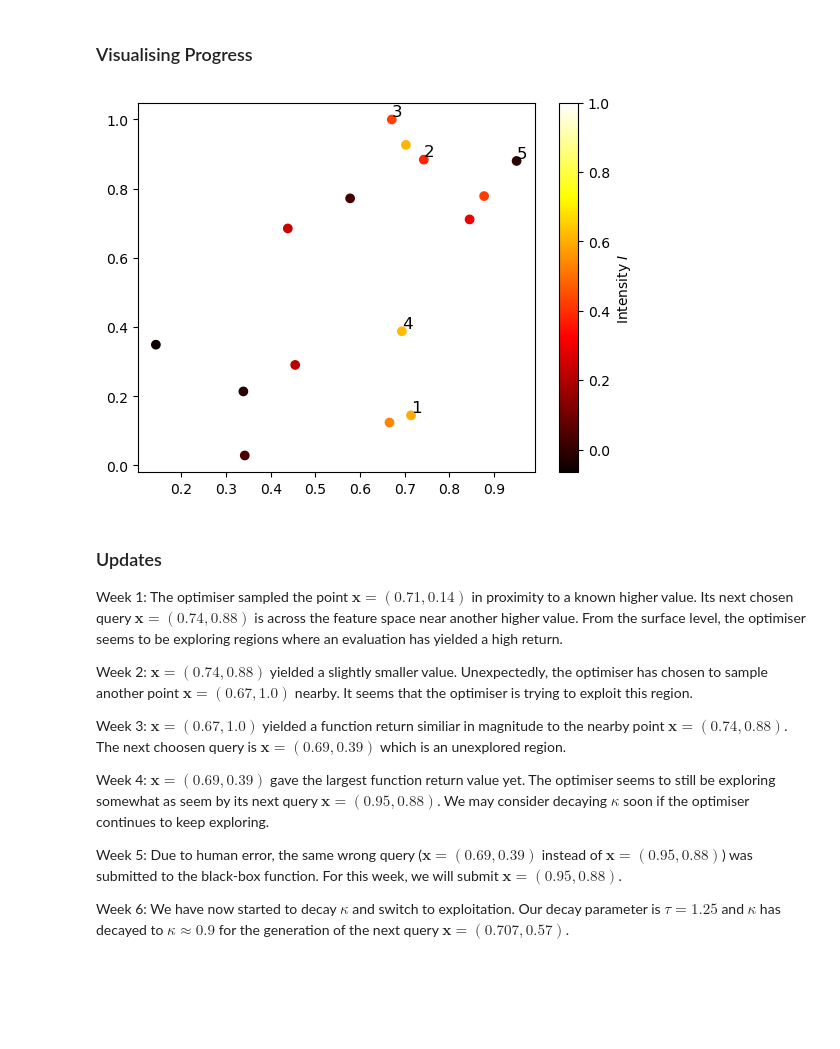
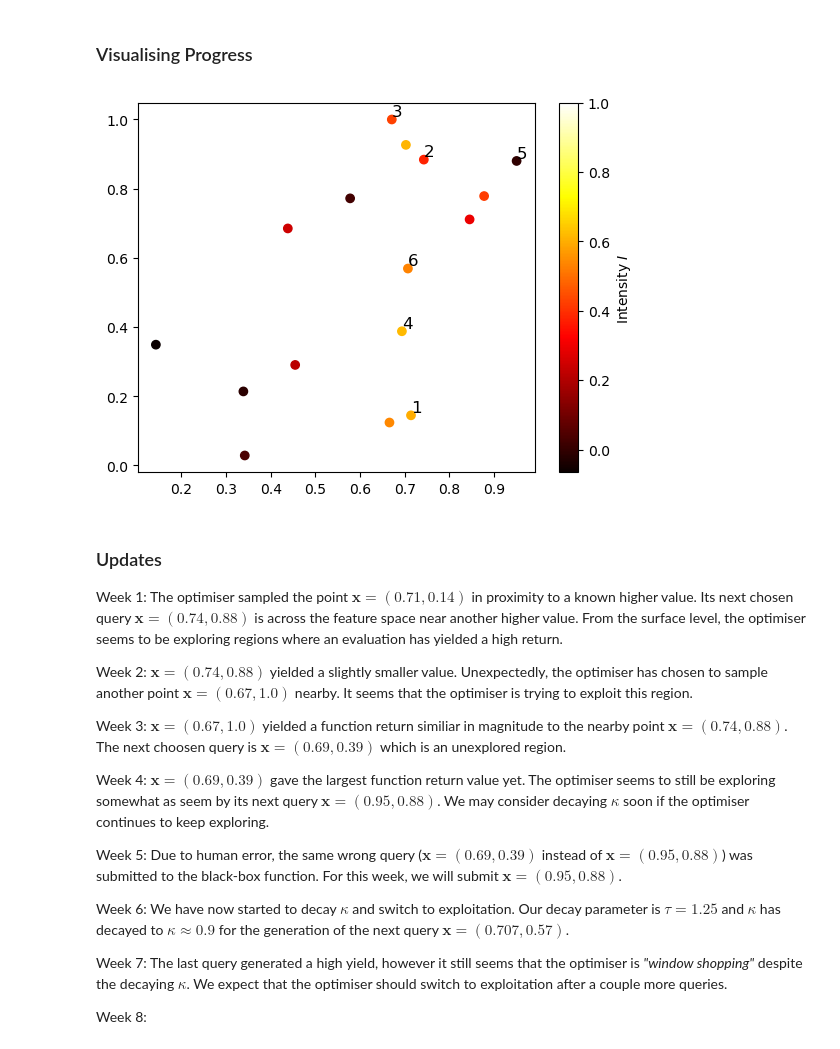
Before and after one commit to prithvi-ramrucha/Capstone-Project, a Jupyter notebook: Function 2/Function 2.ipynb, the cells around one changed output. Saved outputs shown, nothing was run; the diff lists cells and outputs as text; code cells hidden in the pictures; blank space fills up the shorter version.

Commit message:
week 7 queries generated (1/2).

```diff
--- a/Function 2/Function 2.ipynb
+++ b/Function 2/Function 2.ipynb
@@ -194,38 +194,40 @@ X_new = [[0.714022, 0.144772],
          [0.742752, 0.883975],
          [0.671032198675634, 1.0],
          [0.693657329560127, 0.387796793163461],
-         [0.950533712613288, 0.880113144198796]
+         [0.950533712613288, 0.880113144198796],
+         [0.707123062636893, 0.569087393419978]
 ]
 
 y_new = [0.5974724463060992,
          0.3768987459655726,
          0.428581720970266,
          0.618115021297223,
-         -0.004621971838607]
+         -0.004621971838607,
+         0.529657108588525]
 
 # Concatenating,
 X = np.concatenate((X, X_new), axis=0)
 y = np.concatenate((y, y_new), axis=0)
 
 # Plotting,
 plt.scatter(X.T[0], X.T[1], c=y, cmap="hot", vmax=1)
 plt.plot()
 plt.colorbar(label="Intensity $I$")
 
 for i, (x1, x2) in enumerate(X_new):
     plt.text(
         x1,
         x2,
         str(i + 1),
         color="black",
         fontsize=12,
         ha="left",
         va="bottom"
     )
 
 plt.show()
 # %% [output]
-[figure, old version]
+[figure, new version]
 # %% [markdown]
 ### Updates
 
@@ -240,3 +242,7 @@ Week 4: $\mathbf{x} = (0.69, 0.39)$ gave the largest function return value yet.
 Week 5: Due to human error, the same wrong query ($\mathbf{x} = (0.69, 0.39)$ instead of $\mathbf{x} = (0.95, 0.88)$) was submitted to the black-box function. For this week, we will submit $\mathbf{x} = (0.95, 0.88)$.
 
 Week 6: We have now started to decay $\kappa$ and switch to exploitation. Our decay parameter is $\tau = 1.25$ and $\kappa$ has decayed to $\kappa \approx 0.9$ for the generation of the next query $\mathbf{x} = (0.707, 0.57)$.
+
+Week 7: The last query generated a high yield, however it still seems that the optimiser is _"window shopping"_ despite the decaying $\kappa$. We expect that the optimiser should switch to exploitation after a couple more queries.
+
+Week 8:
```
Also changed, not shown: parts of 4 cells of this notebook, 20 other files.
